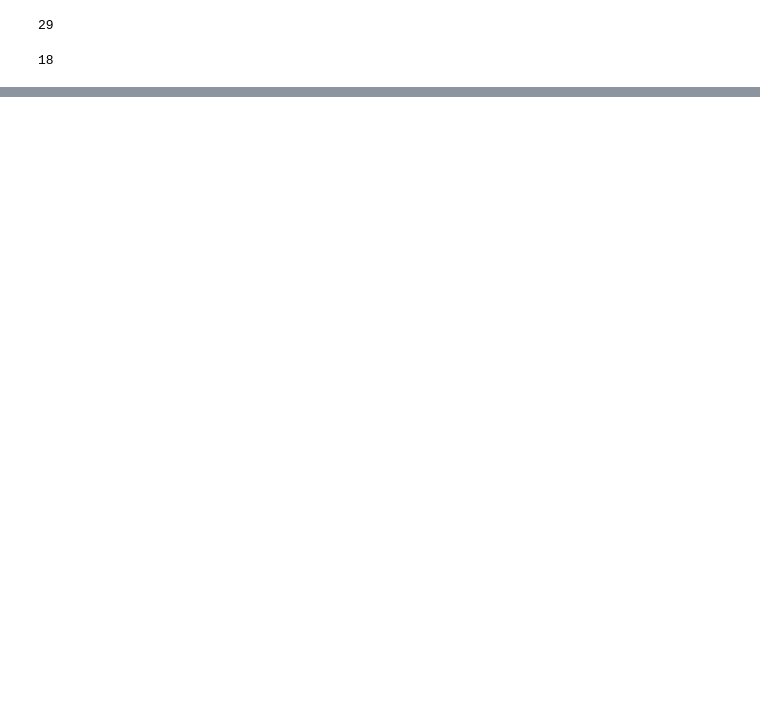
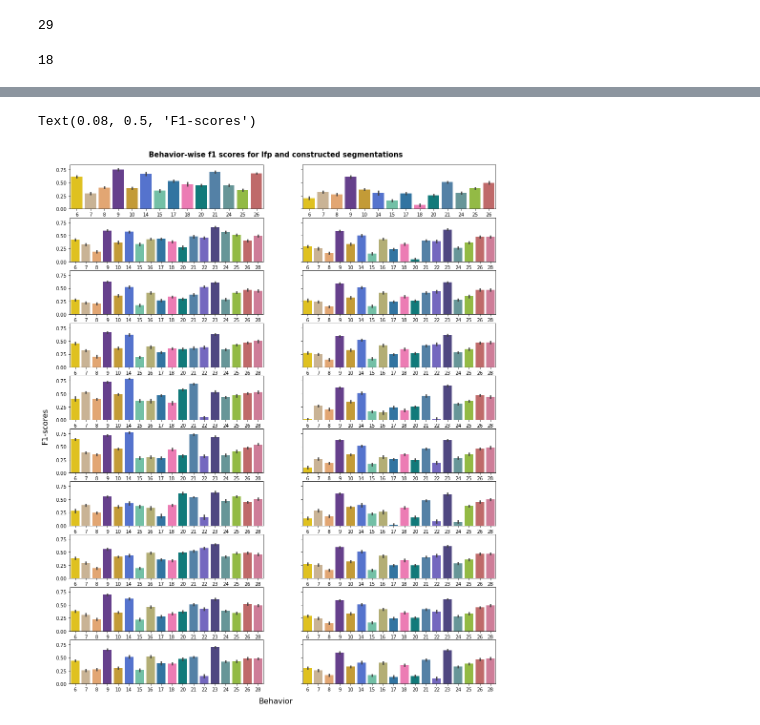
Before and after one commit to zhaizhongyuan/hmm_neural_decoding, a Jupyter notebook: notebooks/lfp_state_decoding/lfp_bp_welch_umap_hdbscan_rf/lfp_bp_welch_umap_hdbscan_rf_pipeline.ipynb, the cells around one changed output, grey strips where cells are left out. Drawn from its saved outputs; the diff is of its cells as text; code cells hidden in the pictures; blank space fills up the shorter version.

Commit message:
f1_score compare

```diff
--- a/notebooks/lfp_state_decoding/lfp_bp_welch_umap_hdbscan_rf/lfp_bp_welch_umap_hdbscan_rf_pipeline.ipynb
+++ b/notebooks/lfp_state_decoding/lfp_bp_welch_umap_hdbscan_rf/lfp_bp_welch_umap_hdbscan_rf_pipeline.ipynb
@@ -244,4 +219,4 @@ len(behav_names_mod)
 # %% [output]
 29
 # %%
-behavior_of_interest_0 = np.array([7, 8, 9, 10, 11, 15, 16, 17, 18, 19, 21, 22, 23, 24, 25, 26, 27, 29]) - 1
+behavior_of_interest_0 = np.array([6, 7, 8, 9, 10, 14, 15, 16, 17, 18, 20, 21, 22, 23, 24, 25, 26, 28])
@@ -367,7 +343,7 @@ for i in range(len(np.unique(predict_naive))):
 # %%
 rows = len(np.unique(predict_naive))
-cols = 1
-fig, ax = plt.subplots(rows, 1, figsize=(16, 22), sharex=True, sharey=True)
+cols = 2
+fig, ax = plt.subplots(rows, cols, figsize=(16, 22), sharex=True, sharey=True)
 for i in range(rows):
     state_f1_score_arr = []
     for f1_score_diff in f1_score_diffs:
@@ -383,0 +362,27 @@ for i in range(rows):
+# %%
+state_dfs = []
+struct_dfs = []
+for i in tqdm(range(len(np.unique(predict_naive)))):
+    state_behav_arr = []
+    state_f1_score_arr = []
+    struct_behav_arr = []
+    struct_f1_score_arr = []
+    for j in range(len(f1_score_state_behav_arrs)):
+        f1_score_state_behav_arr = f1_score_state_behav_arrs[j]
+        f1_score_struct_behav_arr = f1_score_struct_behav_arrs[j]
+        state_behav_arr.append(uiq_y_arr[i])
+        struct_behav_arr.append(uiq_y_arr[i])
+        state_f1_score_arr.append(f1_score_state_behav_arr[i])
+        struct_f1_score_arr.append(f1_score_struct_behav_arr[i])
+
+    state_behav = np.hstack(state_behav_arr)
+    state_f1_score = np.hstack(state_f1_score_arr)
+    state_df = pd.DataFrame(data=np.vstack([state_behav.astype(int), state_f1_score]).T, columns=['behav', 'f1_score'])
+    state_df = state_df.astype({'behav': int, 'f1_score': float})
+    state_dfs.append(state_df)
+
+    struct_behav = np.hstack(struct_behav_arr)
+    struct_f1_score = np.hstack(struct_f1_score_arr)
+    struct_df = pd.DataFrame(data=np.vstack([struct_behav.astype(int), struct_f1_score]).T, columns=['behav', 'f1_score'])
+    struct_df = struct_df.astype({'behav': int, 'f1_score': float})
+    struct_dfs.append(struct_df)
@@ -383,0 +405,15 @@ for i in range(rows):
+# %%
+rows = len(np.unique(predict_naive))
+cols = 2
+fig, ax = plt.subplots(rows, cols, figsize=(16, 20), sharey=True)
+for i in range(rows):
+    state_plt = sns.barplot(data=state_dfs[i], x="behav", y="f1_score", ax=ax[i][0], palette = cmap_all[uiq_y_arr[i]], width=0.6)
+    state_plt.set(xlabel=None, ylabel=None)
+    struct_plt = sns.barplot(data=struct_dfs[i], x="behav", y="f1_score", ax=ax[i][1], palette = cmap_all[uiq_y_arr[i]], width=0.6)
+    struct_plt.set(xlabel=None, ylabel=None)
+fig.suptitle('Behavior-wise f1 scores for lfp and constructed segmentations', fontweight='bold', y=0.9, fontsize=15)
+fig.text(0.5, 0.1, 'Behavior', ha='center', va='center', fontsize=16)
+fig.text(0.08, 0.5, 'F1-scores', ha='center', va='center', rotation='vertical', fontsize=16)
+# %% [output]
+Text(0.08, 0.5, 'F1-scores')
+[figure, added]
```
Also changed, not shown: parts of 18 cells of this notebook, 4 other files.
